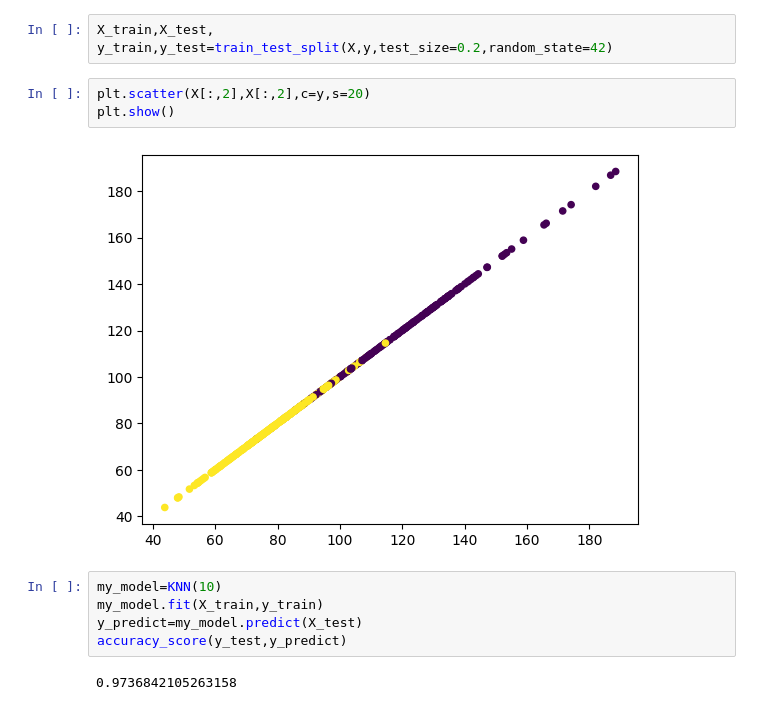
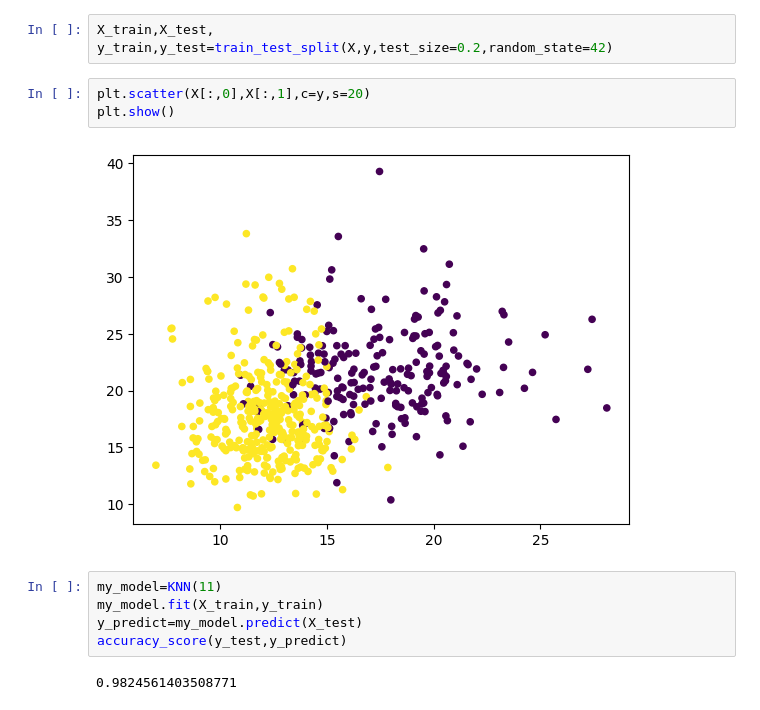
Before and after one commit to ysfa7md/ml-from-scratch, a Jupyter notebook: knn/tst.ipynb, the cells around one changed output. Drawn from its saved outputs; the diff is of its cells as text.

```diff
--- a/knn/tst.ipynb
+++ b/knn/tst.ipynb
@@ -16,14 +15,14 @@ X.shape, y.shape
 # %%
 X_train,X_test, y_train,y_test=train_test_split(X,y,test_size=0.2,random_state=42)
 # %%
-plt.scatter(X[:,2],X[:,2],c=y,s=20)
+plt.scatter(X[:,0],X[:,1],c=y,s=20)
 plt.show()
 # %% [output]
-[figure, old version]
+[figure, new version]
 # %%
-my_model=KNN(10)
+my_model=KNN(11)
 my_model.fit(X_train,y_train)
 y_predict=my_model.predict(X_test)
 accuracy_score(y_test,y_predict)
 # %% [output]
-0.9736842105263158
+0.9824561403508771
```
Also changed, not shown: parts of 3 cells of this notebook.
